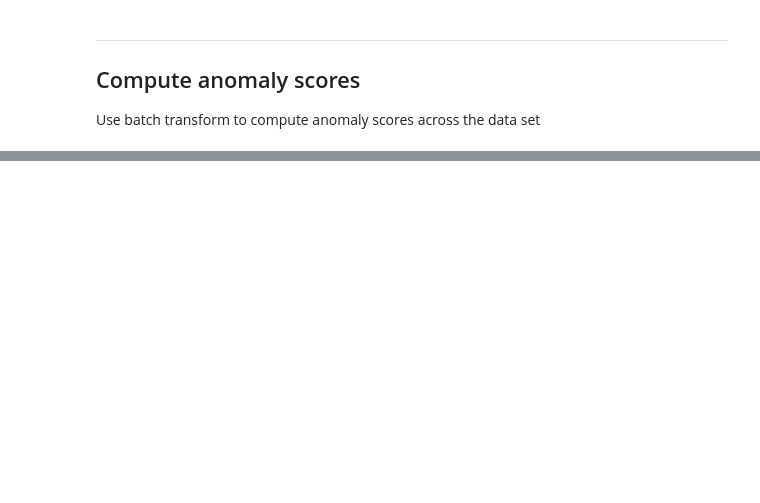
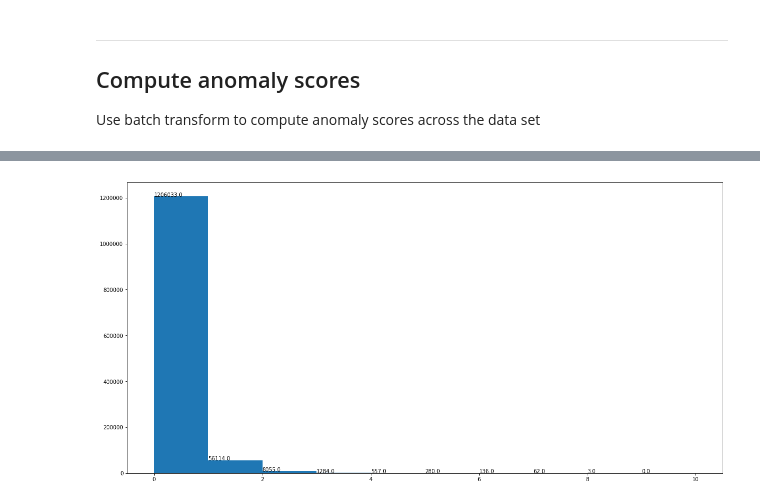
Before and after one commit to talasila/amazon-sagemaker-architecting-for-ml, a Jupyter notebook: vypin/ETL/data_prep_sreeni.ipynb, the cells around one changed output, grey strips where cells are left out. Saved outputs shown, nothing was run; the diff lists cells and outputs as text; code cells hidden in the pictures; blank space fills up the shorter version.

```diff
--- a/vypin/ETL/data_prep_sreeni.ipynb
+++ b/vypin/ETL/data_prep_sreeni.ipynb
@@ -182,8 +175,8 @@ rcf_inference.serializer = csv_serializer
 rcf_inference.accept = 'application/json'
 rcf_inference.deserializer = json_deserializer
 # %%
-train_data_numpy = train_data.as_matrix()
-print(train_data_numpy[:6])
-results = rcf_inference.predict(train_data_numpy[:6])
+train_data_munged_numpy = train_data_munged.as_matrix()
+print(train_data_munged_numpy[:6])
+results = rcf_inference.predict(train_data_munged_numpy[:6])
 print(results)
 # %% [output]
@@ -216,13 +209,8 @@ import boto3
 import sagemaker
 import json
 
-validation_data = 's3://{}/{}/validation/validation.csv'.format(bucket, prefix)
+validation_munged_data_file = 's3://{}/{}/validation/validation_munged.csv'.format(bucket, prefix)
 output_location = 's3://{}/{}/output/batch_transform'.format(bucket, prefix)
-
-### Convert the validation set NumPy array to a CSV file and upload it to Amazon S3
-#numpy.savetxt('valid-data.csv', valid_set[0], delimiter=',', fmt='%g')
-#s3_client = boto3.client('s3')
-#s3_client.upload_file('valid-data.csv', bucket, input_key)
 
 # Initialize the transformer object
 transformer = rcf.transformer(
@@ -233,13 +221,7 @@ transformer = rcf.transformer(
     output_path=output_location
     )
 # Start a transform job
-transformer.transform(validation_data, content_type='text/csv', split_type='Line')
+transformer.transform(validation_munged_data_file, content_type='text/csv', split_type='Line')
 # Then wait until the transform job has completed
 transformer.wait()
-
-# Fetch validation result
-s3_client.download_file(output_location, 'validation.csv.out', 'valid-result')
-with open('valid-result') as f:
-    results = f.readlines()
-print("Sample transform result: {}".format(results[0]))
 # %% [output]
@@ -248,0 +234,4 @@ INFO:sagemaker:Creating transform job with name: randomcutforest-2019-03-07-15-4
+# %%
+with open('validation_munged_out.csv') as f:
+    results = f.readlines()
+print(results[0])
@@ -248,0 +240,7 @@ INFO:sagemaker:Creating transform job with name: randomcutforest-2019-03-07-15-4
+# %%
+scores = [json.loads(datum)['score'] for datum in results]
+
+#add scores to validation data frame and print first few values
+#m = np.asarray(scores)
+validation_data['score'] = scores
+validation_data.head()
@@ -248,0 +254,11 @@ INFO:sagemaker:Creating transform job with name: randomcutforest-2019-03-07-15-4
+# %%
+import matplotlib.pyplot as plt
+
+plt.figure(figsize=(20,10))
+scores_bins = [0,1,2,3,4,5,6,7,8,9,10]
+arr = plt.hist(scores, scores_bins)
+for i in scores_bins:
+    if i < len(scores_bins) - 1:
+        plt.text(arr[1][i],arr[0][i],str(arr[0][i]))
+# %% [output]
+[figure, added]
```
Also changed, not shown: parts of 15 cells of this notebook.
